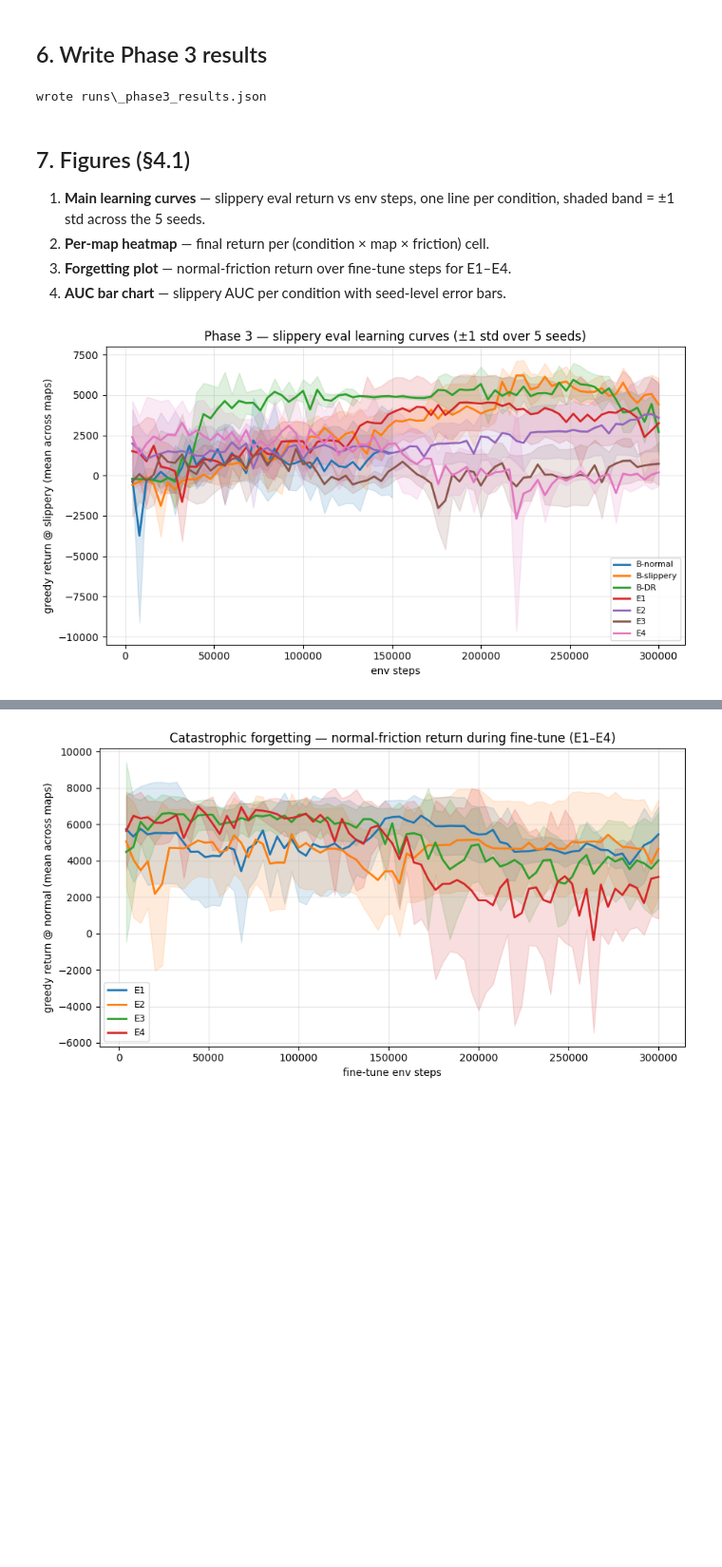
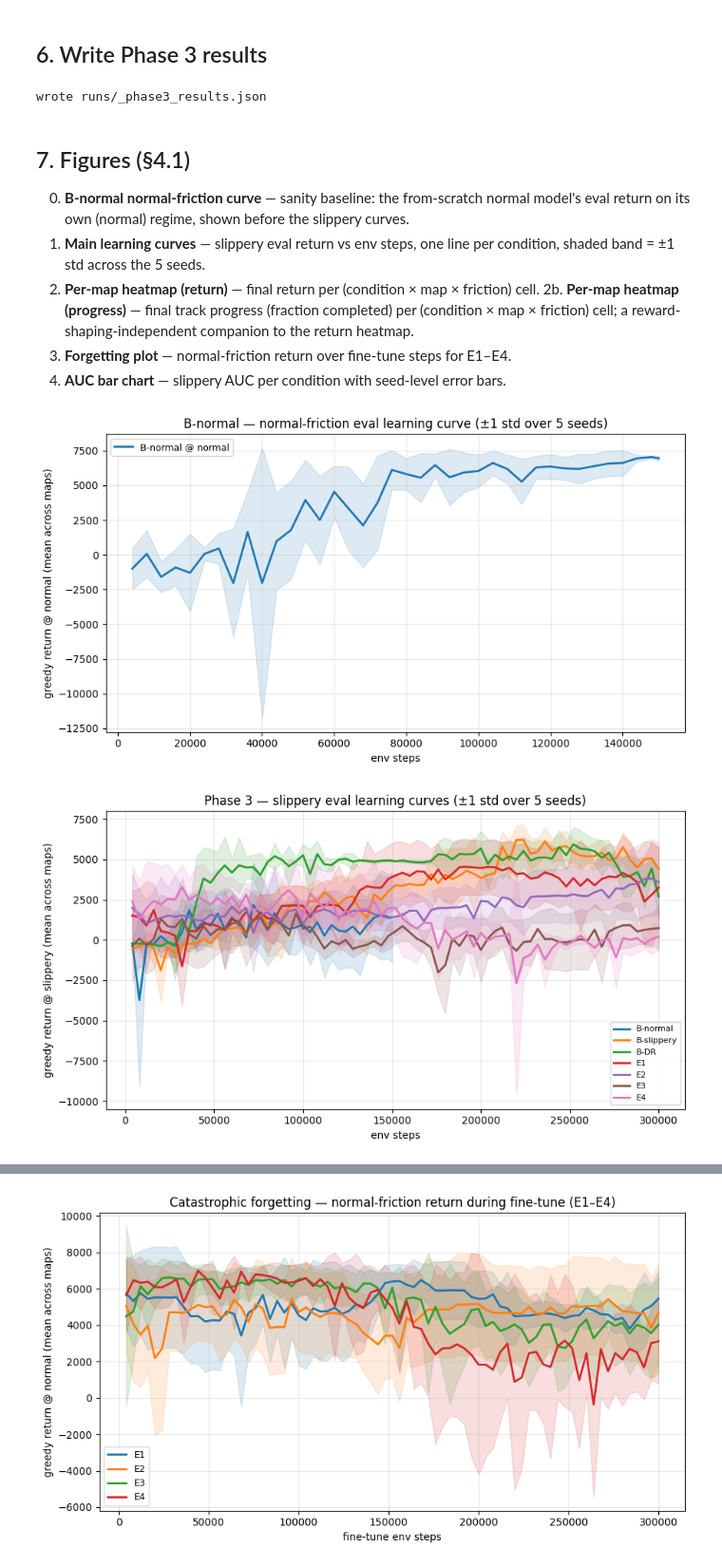
Before and after one commit to davinpwk/comp2343-Deep-Learning-Group-Project, a Jupyter notebook: phase3_final_eval.ipynb, the cells around one changed output, grey strips where cells are left out. Shown at 95% size. Cells and saved outputs as stored; diff of their text form; code cells hidden in the pictures; blank space fills up the shorter version.

```diff
--- a/phase3_final_eval.ipynb
+++ b/phase3_final_eval.ipynb
@@ -369,20 +370,30 @@ def _auc(steps, vals):
         return float("nan")
     return float(np.trapezoid(vals, steps) / (steps[-1] - steps[0]))
 
-def _tail_mean(vals, tail_pct=0.20):
-    """Mean over the last `tail_pct` of points (plan §7: last 20% of training)."""
+def _tail_mean(vals, tail_pct=0.10):
+    """Mean over the last `tail_pct` of points (final-performance window).
+
+    Set to the last 10% of training; a tighter window than the plan's 20% so
+    the reported "final" numbers track the end-of-training policy more closely
+    and are less diluted by mid-window instability.
+    """
     if len(vals) == 0:
         return float("nan")
     k = max(1, int(round(len(vals) * tail_pct)))
     return float(np.mean(vals[-k:]))
 
-def _per_map_final(log, target_f, tail_pct=0.20):
-    """Final return per map at target_f (tail-mean of that map's curve)."""
+def _per_map_final(log, target_f, tail_pct=0.10, value_key="return_mean"):
+    """Final per-map value at target_f (tail-mean of that map's curve).
+
+    `value_key` picks which per-cell metric to summarise: "return_mean"
+    (default) for final return, or "progress_mean" for final track progress
+    (fraction of the centerline reached, in [0, 1]).
+    """
     by_map = defaultdict(list)
     for rec in log:
         for c in rec["cells"]:
             if math.isclose(c["friction"], target_f):
-                by_map[c["map"]].append((rec["env_steps"], c["return_mean"]))
+                by_map[c["map"]].append((rec["env_steps"], c[value_key]))
     out = {}
     for m, seq in by_map.items():
         seq.sort()
@@ -395,12 +406,12 @@ def _mean_std(arr):
 
 report = {}
 for name, c in CONDITIONS.items():
-    final_slip, auc_slip, forget, permaps = [], [], [], []
+    final_slip, auc_slip, forget, permaps, permaps_prog = [], [], [], [], []
     for seed in FINAL_SEEDS:
         lp = _eval_log(c["logdir"](seed))
         if not lp.exists():
             final_slip.append(np.nan); auc_slip.append(np.nan); forget.append(np.nan)
-            permaps.append({}); continue
+            permaps.append({}); permaps_prog.append({}); continue
         log = read_jsonl(lp)
         s_slip, v_slip = _curve(log, FRICTION_SLIPPERY)
         final_slip.append(_tail_mean(v_slip))
@@ -410,14 +421,18 @@ for name, c in CONDITIONS.items():
             forget.append(float(v_norm[0] - v_norm[-1]) if len(v_norm) >= 2 else np.nan)
         else:
             forget.append(np.nan)
-        pm = {}
+        pm, pm_prog = {}, {}
         for f in EVAL_FRICTIONS:
             for m, val in _per_map_final(log, f).items():
                 pm[f"{pathlib.Path(m).stem}|f={f:.2f}"] = val
-        permaps.append(pm)
+            for m, val in _per_map_final(log, f, value_key="progress_mean").items():
+                pm_prog[f"{pathlib.Path(m).stem}|f={f:.2f}"] = val
+        permaps.append(pm); permaps_prog.append(pm_prog)
 
     keys = sorted({k for d in permaps for k in d})
     per_map_ms = {k: _mean_std([d.get(k, np.nan) for d in permaps]) for k in keys}
+    prog_keys = sorted({k for d in permaps_prog for k in d})
+    per_map_progress_ms = {k: _mean_std([d.get(k, np.nan) for d in permaps_prog]) for k in prog_keys}
     report[name] = dict(
         is_transfer            = c["is_transfer"],
         budget                 = c["budget"],
@@ -425,6 +440,7 @@ for name, c in CONDITIONS.items():
         auc_slippery           = _mean_std(auc_slip),
         forgetting_normal      = (_mean_std(forget) if c["is_transfer"] else None),
         per_map_final          = per_map_ms,
+        per_map_final_progress = per_map_progress_ms,
         per_seed               = dict(
             final_slippery = [float(x) for x in final_slip],
             auc_slippery   = [float(x) for x in auc_slip],
@@ -464,13 +480,18 @@ result = dict(
 PHASE3_RESULTS.write_text(json.dumps(result, indent=2))
 print(f"wrote {PHASE3_RESULTS}")
 # %% [output]
-wrote runs\_phase3_results.json
+wrote runs/_phase3_results.json
 # %% [markdown]
 ## 7. Figures (§4.1)
 
+0. **B-normal normal-friction curve** — sanity baseline: the from-scratch normal
+   model's eval return on its own (normal) regime, shown before the slippery curves.
 1. **Main learning curves** — slippery eval return vs env steps, one line per
    condition, shaded band = ±1 std across the 5 seeds.
-2. **Per-map heatmap** — final return per (condition × map × friction) cell.
+2. **Per-map heatmap (return)** — final return per (condition × map × friction) cell.
+2b. **Per-map heatmap (progress)** — final track progress (fraction completed)
+   per (condition × map × friction) cell; a reward-shaping-independent companion
+   to the return heatmap.
 3. **Forgetting plot** — normal-friction return over fine-tune steps for E1–E4.
 4. **AUC bar chart** — slippery AUC per condition with seed-level error bars.
 # %%
@@ -482,34 +503,47 @@ def _mean_curve_over_seeds(name, target_f):
     for seed in FINAL_SEEDS:
         lp = _eval_log(CONDITIONS[name]["logdir"](seed))
         if not lp.exists():
             continue
         s, v = _curve(read_jsonl(lp), target_f)
         if len(s):
             curves.append((s, v))
     if not curves:
         return None, None, None
     m = min(len(v) for _, v in curves)
     steps = curves[0][0][:m]
     stack = np.stack([v[:m] for _, v in curves])
     return steps, stack.mean(0), stack.std(0)
 
+# ---- 0. B-normal normal-friction eval (its own training task) ----
+# Sanity baseline: how the from-scratch normal model learns on the regime it was
+# trained on, before we look at how everything does on slippery.
+plt.figure(figsize=(9, 5))
+steps, mean, std = _mean_curve_over_seeds("B-normal", FRICTION_NORMAL)
+if steps is not None:
+    line, = plt.plot(steps, mean, lw=2, color="tab:blue", label="B-normal @ normal")
+    plt.fill_between(steps, mean - std, mean + std, color=line.get_color(), alpha=0.15)
+plt.xlabel("env steps"); plt.ylabel("greedy return @ normal (mean across maps)")
+plt.title("B-normal — normal-friction eval learning curve (±1 std over 5 seeds)")
+plt.grid(alpha=0.3); plt.legend(fontsize=9); plt.tight_layout(); plt.show()
+
 # ---- 1. main learning curves (slippery) ----
 plt.figure(figsize=(9, 5))
 for name in COND_ORDER:
     steps, mean, std = _mean_curve_over_seeds(name, FRICTION_SLIPPERY)
     if steps is None:
         continue
     # Transfer runs (E1–E4) log their own 0→N fine-tune steps but each starts
     # from an N-step pretrained checkpoint, so shift them by +N to line up with
     # the matched-compute 2N baselines on a total-compute axis (start @ 150k).
     x = steps
     line, = plt.plot(x, mean, lw=2, label=name)
     plt.fill_between(x, mean - std, mean + std, color=line.get_color(), alpha=0.15)
 plt.xlabel("env steps"); plt.ylabel("greedy return @ slippery (mean across maps)")
 plt.title("Phase 3 — slippery eval learning curves (±1 std over 5 seeds)")
 plt.grid(alpha=0.3); plt.legend(fontsize=8); plt.tight_layout(); plt.show()
 # %% [output]
-[figure, old version]
+[figure, new version]
+[figure, added]
 # %%
 # ---- 2. per-map heatmaps (final return per condition x map), one panel per friction ----
 all_keys       = sorted({k for r in report.values() for k in r["per_map_final"]})
```
Also changed, not shown: parts of 4 cells of this notebook, 3 other files.
